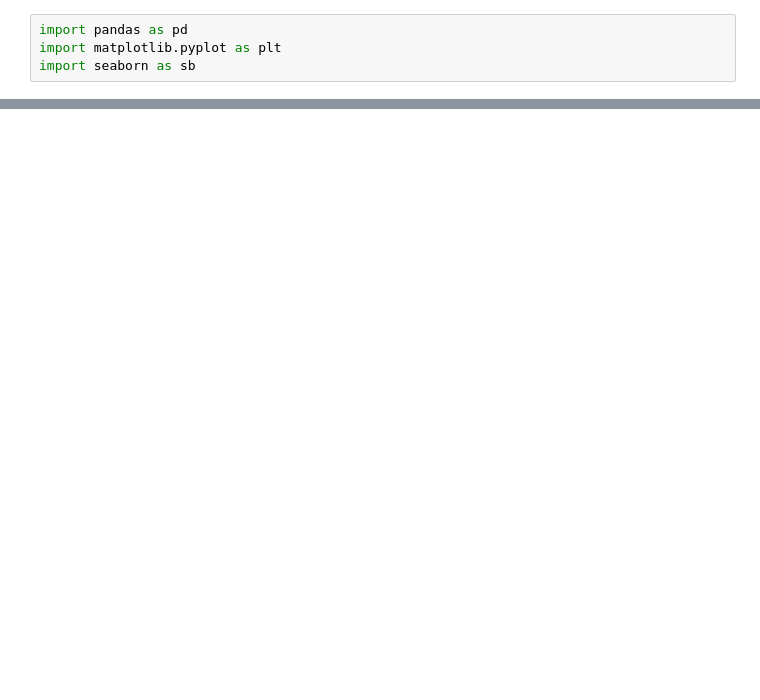
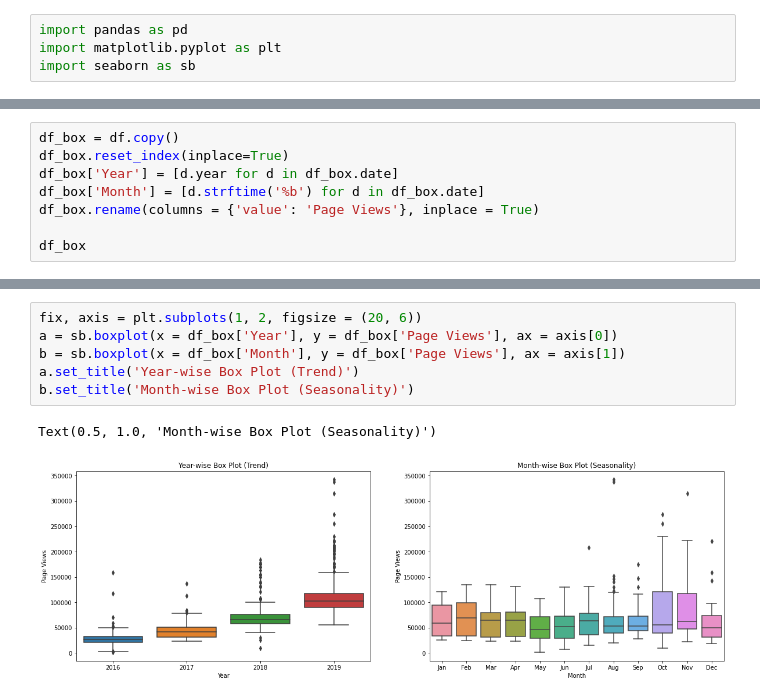
Before and after one commit to JavierRojas14/Page_View_Time_Series_Visualizer, a Jupyter notebook: time_series_visualizer.ipynb, the cells around one changed output, grey strips where cells are left out. Drawn from its saved outputs; the diff is of its cells as text; blank space fills up the shorter version.

```diff
--- a/time_series_visualizer.ipynb
+++ b/time_series_visualizer.ipynb
@@ -184,0 +94,8 @@ ValueError: Could not interpret input 'Visitas promedio'
+# %%
+df_box = df.copy()
+df_box.reset_index(inplace=True)
+df_box['Year'] = [d.year for d in df_box.date]
+df_box['Month'] = [d.strftime('%b') for d in df_box.date]
+df_box.rename(columns = {'value': 'Page Views'}, inplace = True)
+
+df_box
@@ -184,0 +116,9 @@ ValueError: Could not interpret input 'Visitas promedio'
+# %%
+fix, axis = plt.subplots(1, 2, figsize = (20, 6))
+a = sb.boxplot(x = df_box['Year'], y = df_box['Page Views'], ax = axis[0])
+b = sb.boxplot(x = df_box['Month'], y = df_box['Page Views'], ax = axis[1])
+a.set_title('Year-wise Box Plot (Trend)')
+b.set_title('Month-wise Box Plot (Seasonality)')
+# %% [output]
+Text(0.5, 1.0, 'Month-wise Box Plot (Seasonality)')
+[figure, added]
```
Also changed, not shown: parts of 11 cells of this notebook.
